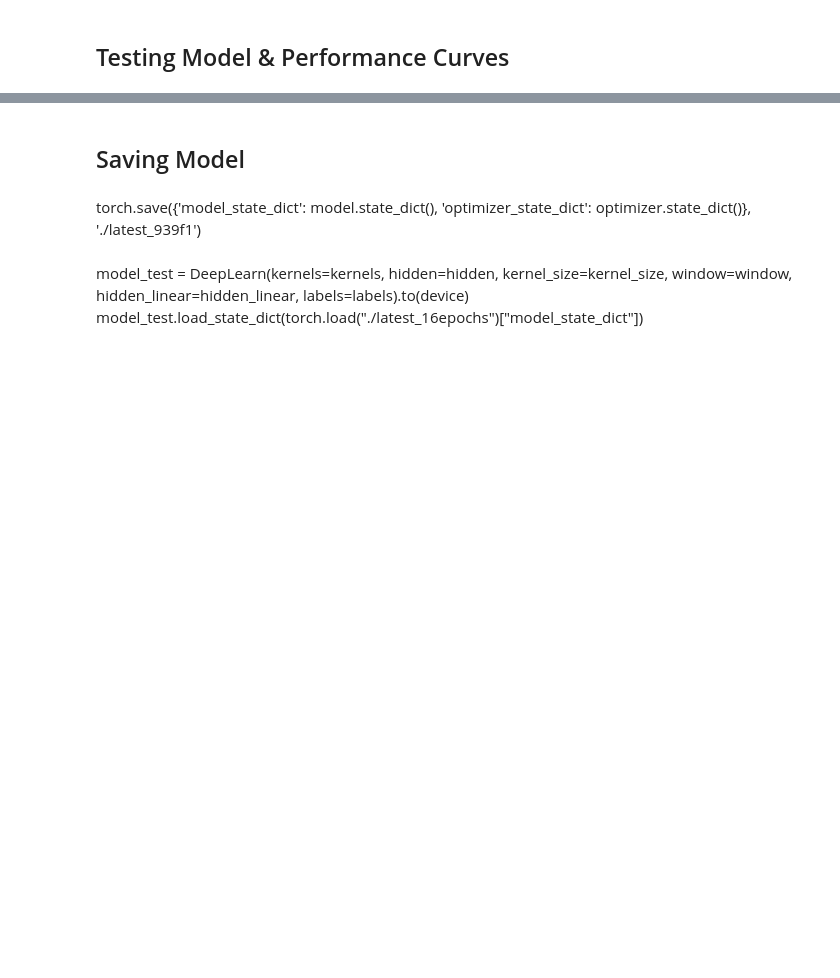
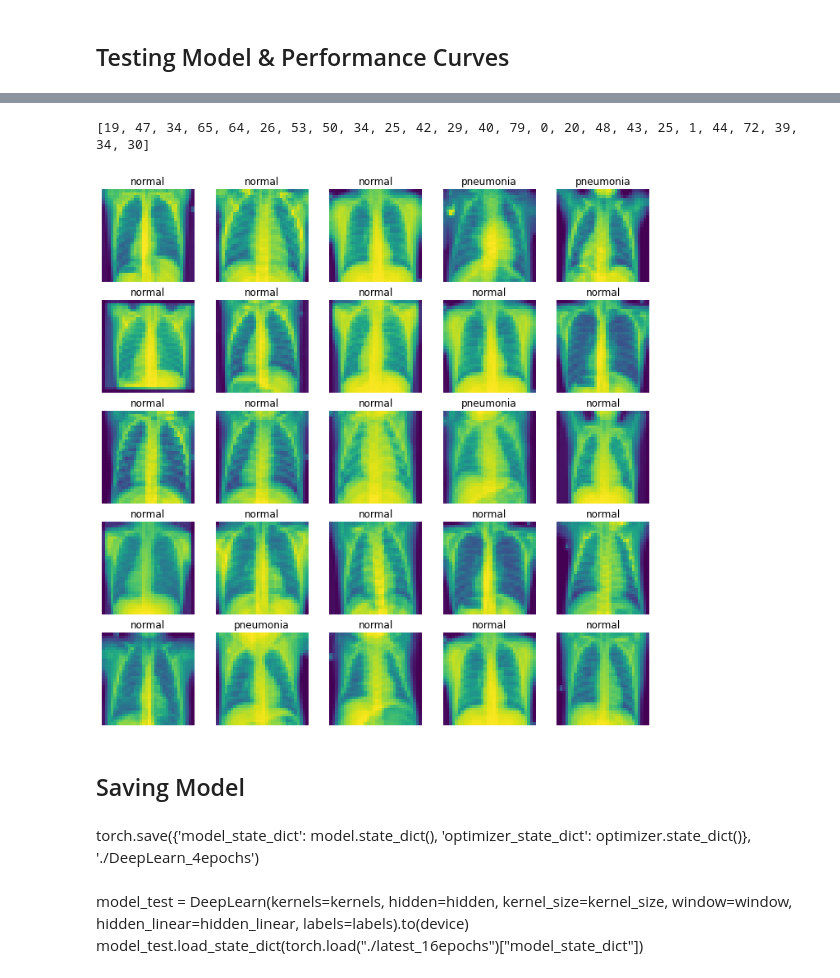
Before and after one commit to RealWinTKyaw/Deep-Learning, a Jupyter notebook: 1_CNNModel.ipynb, the cells around one changed output, grey strips where cells are left out. Cells and saved outputs as stored; diff of their text form; code cells hidden in the pictures; blank space fills up the shorter version.

```diff
--- a/1_CNNModel.ipynb
+++ b/1_CNNModel.ipynb
@@ -267,9 +227,14 @@ plt.show()
+# %%
+visualize_data(wrong_list, (12,12), 5)
+# %% [output]
+[19, 47, 34, 65, 64, 26, 53, 50, 34, 25, 42, 29, 40, 79, 0, 20, 48, 43, 25, 1, 44, 72, 39, 34, 30]
+[figure, added]
 # %% [markdown]
 ## Saving Model
-# %% [markdown]
-torch.save({'model_state_dict': model.state_dict(),
-            'optimizer_state_dict': optimizer.state_dict()},
-            './latest_939f1')
+# %% [markdown]
+torch.save({'model_state_dict': model.state_dict(),
+            'optimizer_state_dict': optimizer.state_dict()},
+            './DeepLearn_4epochs')
 # %% [markdown]
 model_test = DeepLearn(kernels=kernels, hidden=hidden, kernel_size=kernel_size, window=window,
                    hidden_linear=hidden_linear, labels=labels).to(device)
```
Also changed, not shown: parts of 24 cells of this notebook.
